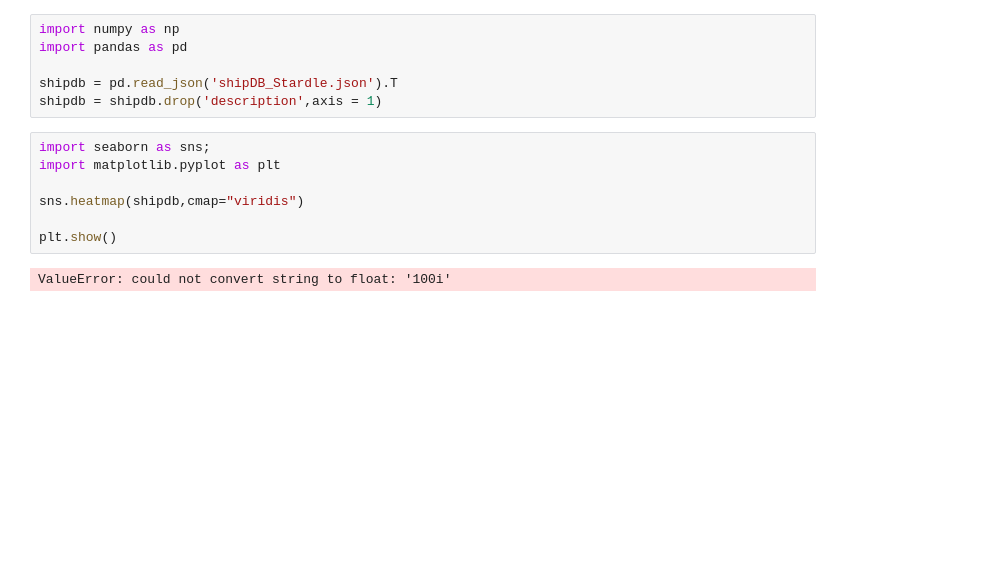
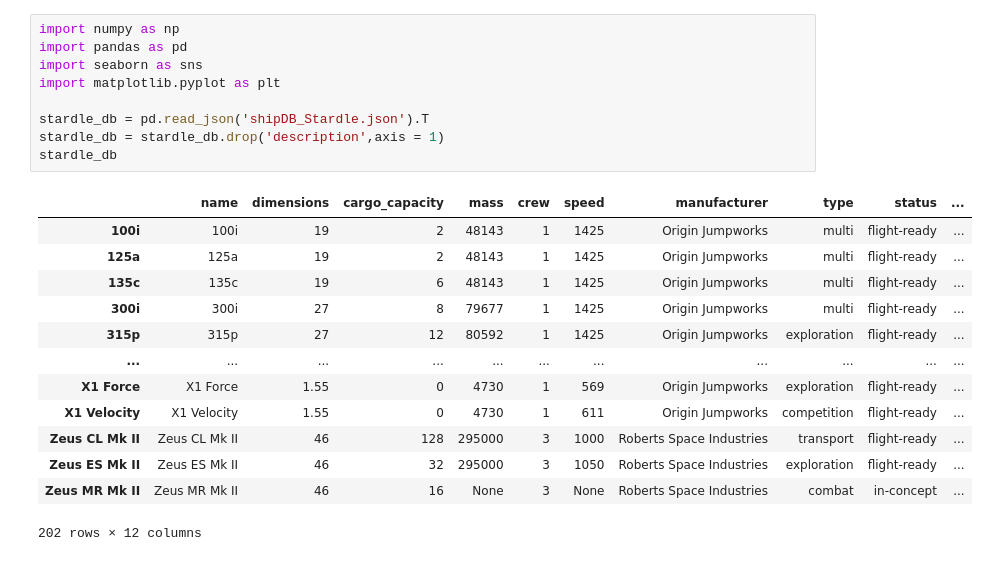
Before and after one commit to CharlesElie-AzaisdeVergeron/Stardle_Data_Base, a Jupyter notebook: Brouillon.ipynb, the cells around one changed output. Saved outputs shown, nothing was run; the diff lists cells and outputs as text; blank space fills up the shorter version.

```diff
--- a/Brouillon.ipynb
+++ b/Brouillon.ipynb
@@ -1,15 +1,23 @@
 # %%
 import numpy as np
 import pandas as pd
+import seaborn as sns
+import matplotlib.pyplot as plt
 
-shipdb = pd.read_json('shipDB_Stardle.json').T
-shipdb = shipdb.drop('description',axis = 1)
+stardle_db = pd.read_json('shipDB_Stardle.json').T
+stardle_db = stardle_db.drop('description',axis = 1)
+stardle_db
+# %% [output]
+|  | name | dimensions | cargo_capacity | mass | crew | speed | manufacturer | type | status | ... |
+| 100i | 100i | 19 | 2 | 48143 | 1 | 1425 | Origin Jumpworks | multi | flight-ready | ... |
+| 125a | 125a | 19 | 2 | 48143 | 1 | 1425 | Origin Jumpworks | multi | flight-ready | ... |
+| 135c | 135c | 19 | 6 | 48143 | 1 | 1425 | Origin Jumpworks | multi | flight-ready | ... |
+| 300i | 300i | 27 | 8 | 79677 | 1 | 1425 | Origin Jumpworks | multi | flight-ready | ... |
+| 315p | 315p | 27 | 12 | 80592 | 1 | 1425 | Origin Jumpworks | exploration | flight-ready | ... |
+| ... | ... | ... | ... | ... | ... | ... | ... | ... | ... | ... |
+| X1 Force | X1 Force | 1.55 | 0 | 4730 | 1 | 569 | Origin Jumpworks | exploration | flight-ready | ... |
+| X1 Velocity | X1 Velocity | 1.55 | 0 | 4730 | 1 | 611 | Origin Jumpworks | competition | flight-ready | ... |
+| Zeus CL Mk II | Zeus CL Mk II | 46 | 128 | 295000 | 3 | 1000 | Roberts Space Industries | transport | flight-ready | ... |
+| Zeus ES Mk II | Zeus ES Mk II | 46 | 32 | 295000 | 3 | 1050 | Roberts Space Industries | exploration | flight-ready | ... |
+| Zeus MR Mk II | Zeus MR Mk II | 46 | 16 | None | 3 | None | Roberts Space Industries | combat | in-concept | ... |
+202 rows × 12 columns
-# %%
-import seaborn as sns;
-import matplotlib.pyplot as plt
-
-sns.heatmap(shipdb,cmap="viridis")
-
-plt.show()
-# %% [output]
-ValueError: could not convert string to float: '100i'
```
Also changed, not shown: parts of 6 cells of this notebook, 1 other file.
